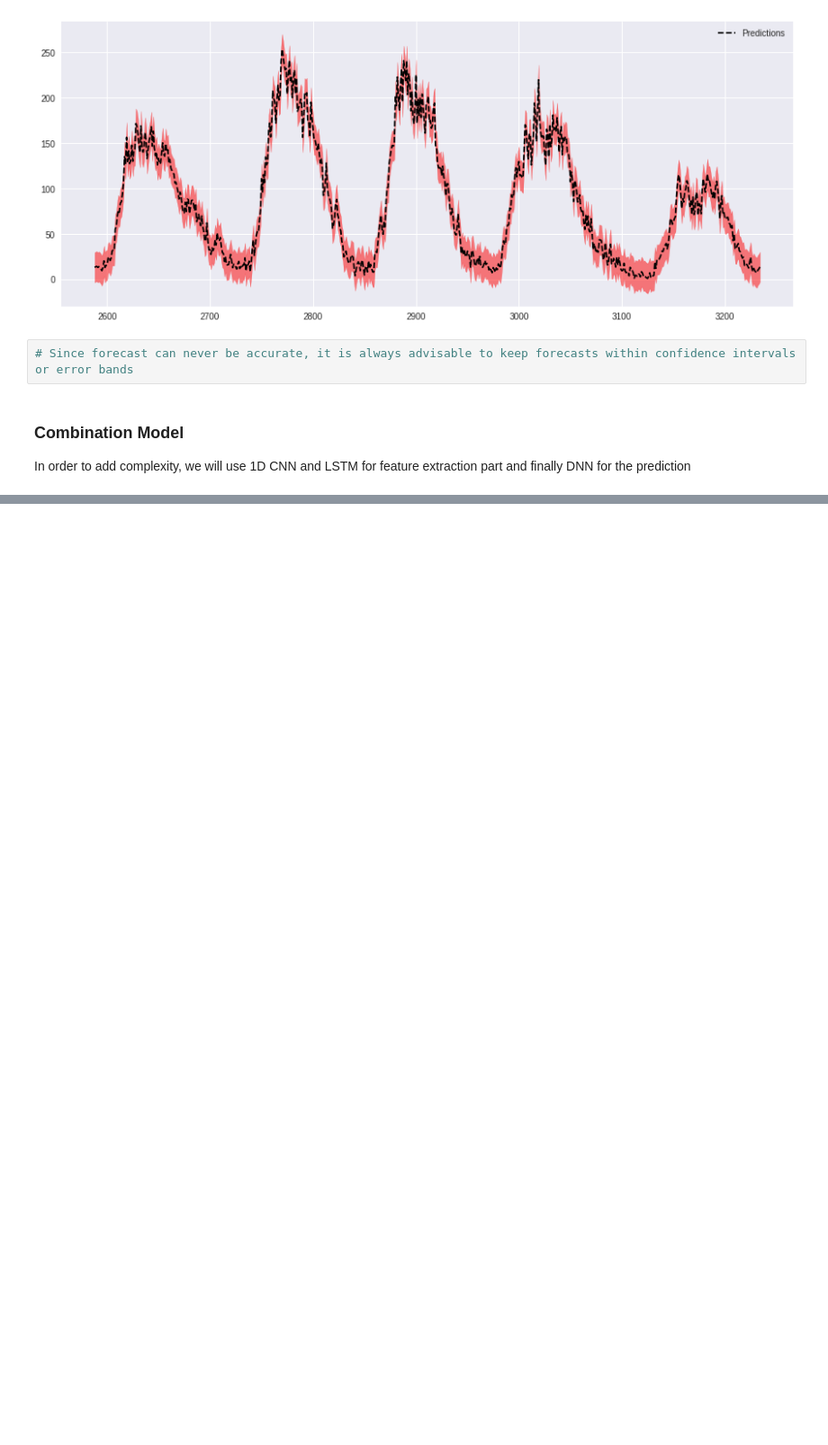
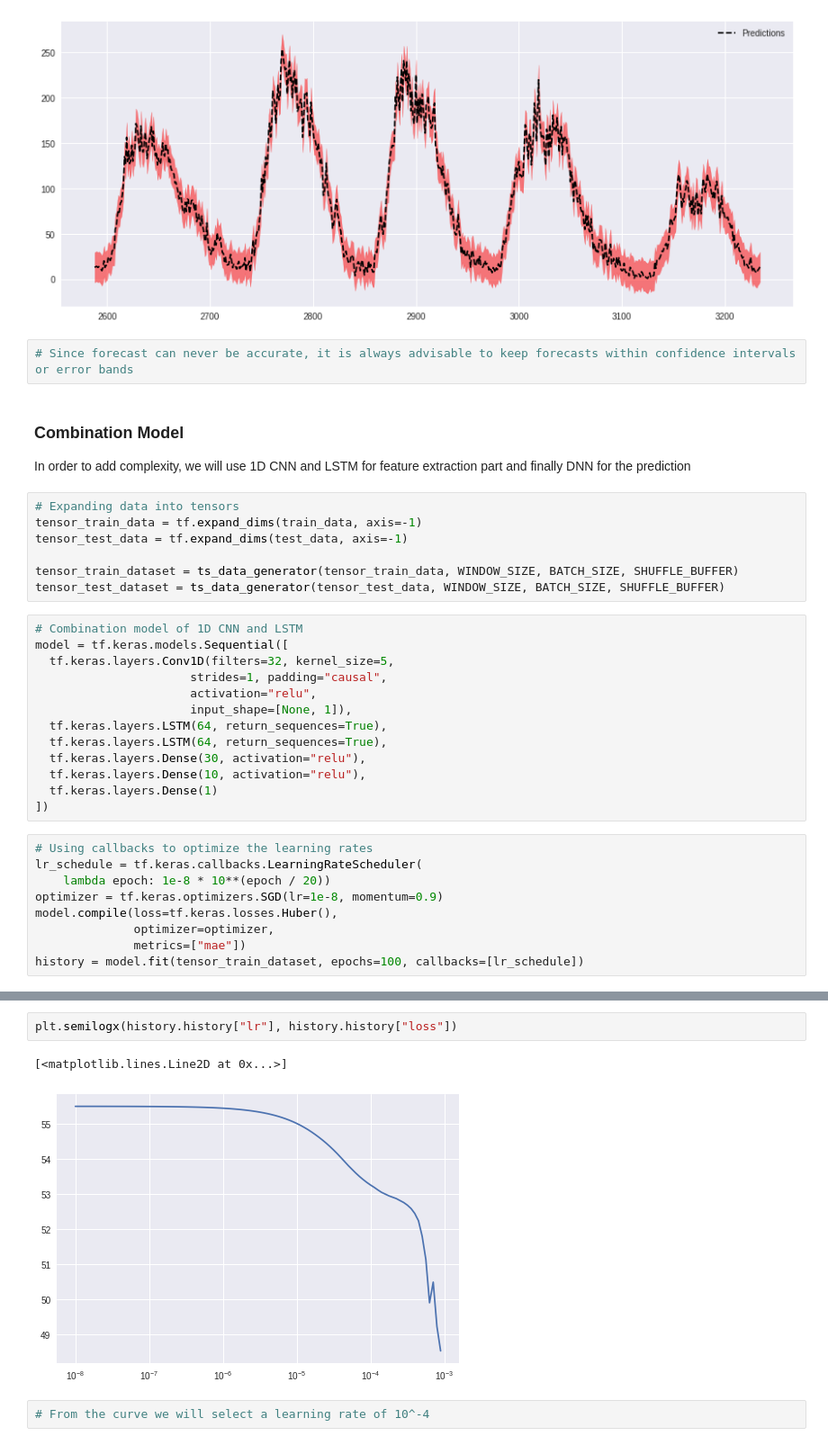
Before and after one commit to adib0073/TimeSeries-Using-TensorFlow, a Jupyter notebook: Time_Series_Forecasting_with_DNN.ipynb, the cells around one changed output, grey strips where cells are left out. Shown at 90% size. Drawn from its saved outputs; the diff is of its cells as text; blank space fills up the shorter version.

Commit message:
Added the results from the combination model

```diff
--- a/Time_Series_Forecasting_with_DNN.ipynb
+++ b/Time_Series_Forecasting_with_DNN.ipynb
@@ -180,3 +180,32 @@ plt.show()
 ### Combination Model
 
 In order to add complexity, we will use 1D CNN and LSTM for feature extraction part and finally DNN for the prediction
+# %%
+# Expanding data into tensors
+tensor_train_data = tf.expand_dims(train_data, axis=-1)
+tensor_test_data = tf.expand_dims(test_data, axis=-1)
+
+tensor_train_dataset = ts_data_generator(tensor_train_data, WINDOW_SIZE, BATCH_SIZE, SHUFFLE_BUFFER)
+tensor_test_dataset = ts_data_generator(tensor_test_data, WINDOW_SIZE, BATCH_SIZE, SHUFFLE_BUFFER)
+# %%
+# Combination model of 1D CNN and LSTM
+model = tf.keras.models.Sequential([
+  tf.keras.layers.Conv1D(filters=32, kernel_size=5,
+                      strides=1, padding="causal",
+                      activation="relu",
+                      input_shape=[None, 1]),
+  tf.keras.layers.LSTM(64, return_sequences=True),
+  tf.keras.layers.LSTM(64, return_sequences=True),
+  tf.keras.layers.Dense(30, activation="relu"),
+  tf.keras.layers.Dense(10, activation="relu"),
+  tf.keras.layers.Dense(1)
+])
+# %%
+# Using callbacks to optimize the learning rates
+lr_schedule = tf.keras.callbacks.LearningRateScheduler(
+    lambda epoch: 1e-8 * 10**(epoch / 20))
+optimizer = tf.keras.optimizers.SGD(lr=1e-8, momentum=0.9)
+model.compile(loss=tf.keras.losses.Huber(),
+              optimizer=optimizer,
+              metrics=["mae"])
+history = model.fit(tensor_train_dataset, epochs=100, callbacks=[lr_schedule])
@@ -182,0 +230,7 @@ In order to add complexity, we will use 1D CNN and LSTM for feature extraction p
+# %%
+plt.semilogx(history.history["lr"], history.history["loss"])
+# %% [output]
+[<matplotlib.lines.Line2D at 0x...>]
+[figure, added]
+# %%
+# From the curve we will select a learning rate of 10^-4
```
Also changed, not shown: parts of 10 cells of this notebook.
